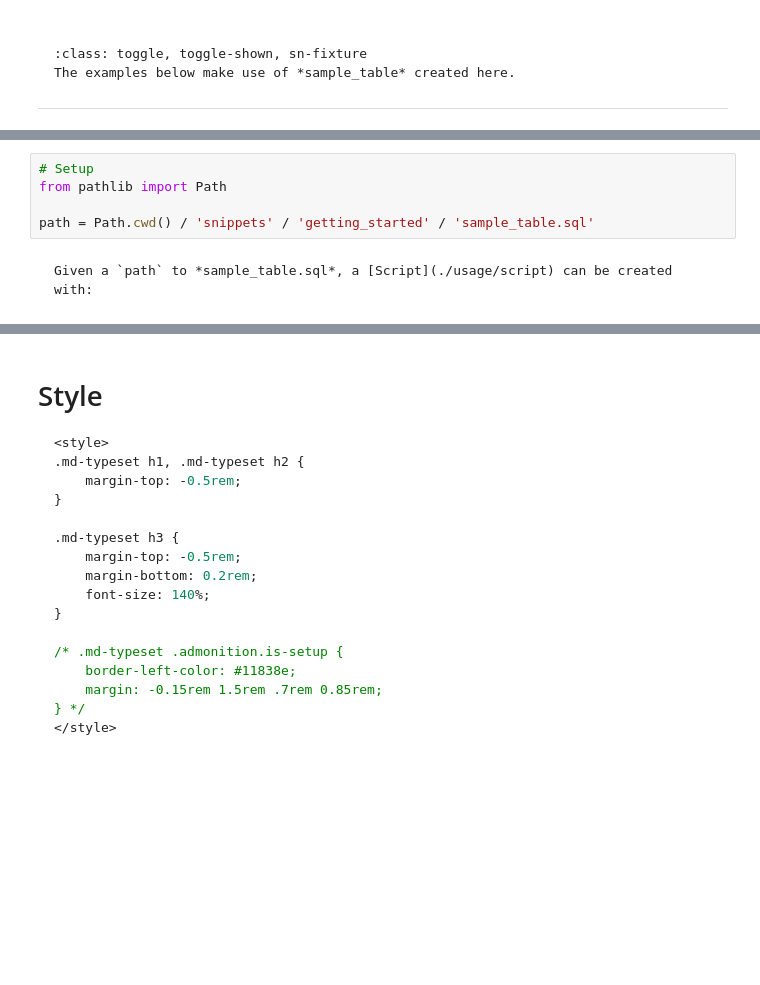
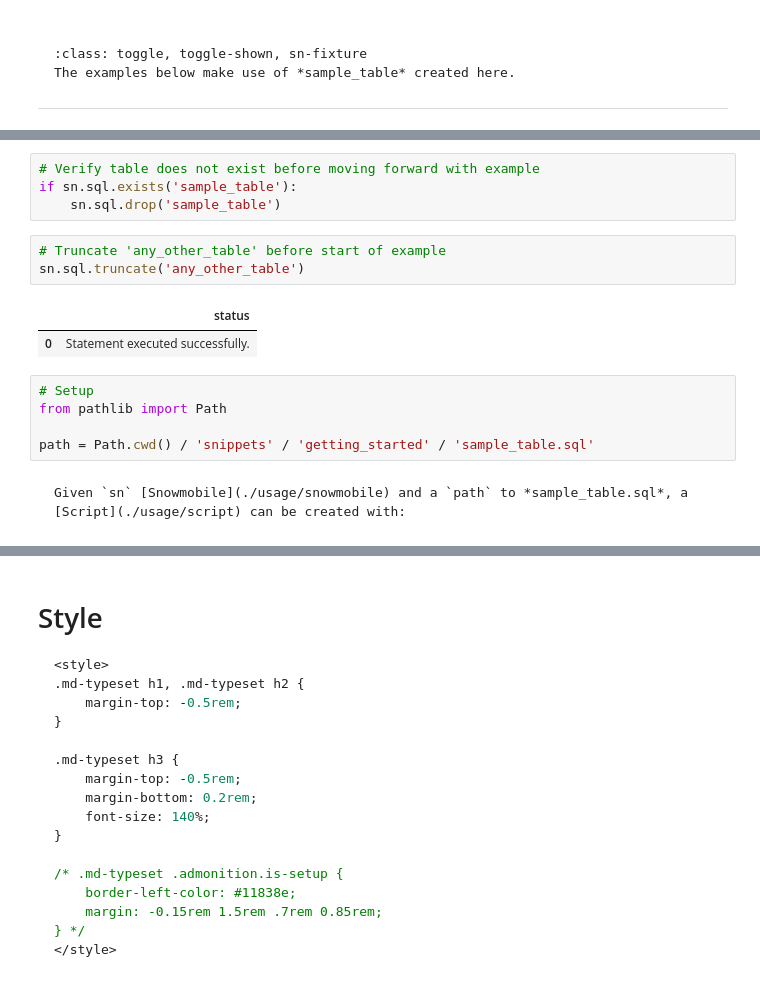
Before and after one commit to GEM7318/Snowmobile, a Jupyter notebook: docs/index.ipynb, the cells around one changed output, grey strips where cells are left out. Cells and saved outputs as stored; diff of their text form; blank space fills up the shorter version.

````diff
--- a/docs/index.ipynb
+++ b/docs/index.ipynb
@@ -635,3 +601,13 @@ to **sample_table.sql**:
+# %%
+# Verify table does not exist before moving forward with example
+if sn.sql.exists('sample_table'):
+    sn.sql.drop('sample_table')
+# %%
+# Truncate 'any_other_table' before start of example
+sn.sql.truncate('any_other_table')
+# %% [output]
+|  | status |
+| 0 | Statement executed successfully. |
 # %%
 # Setup
 from pathlib import Path
@@ -639,7 +615,7 @@ from pathlib import Path
 path = Path.cwd() / 'snippets' / 'getting_started' / 'sample_table.sql'
 # %% [markdown]
 ```{div} sn-pre-code
-Given a `path` to *sample_table.sql*, a [Script](./usage/script) can be created with:
+Given `sn` [Snowmobile](./usage/snowmobile) and a `path` to *sample_table.sql*, a [Script](./usage/script) can be created with:
 ```
 # %%
 script = snowmobile.Script(sn=sn, path=path)
````
Also changed, not shown: parts of 32 cells of this notebook, 5 other files.
